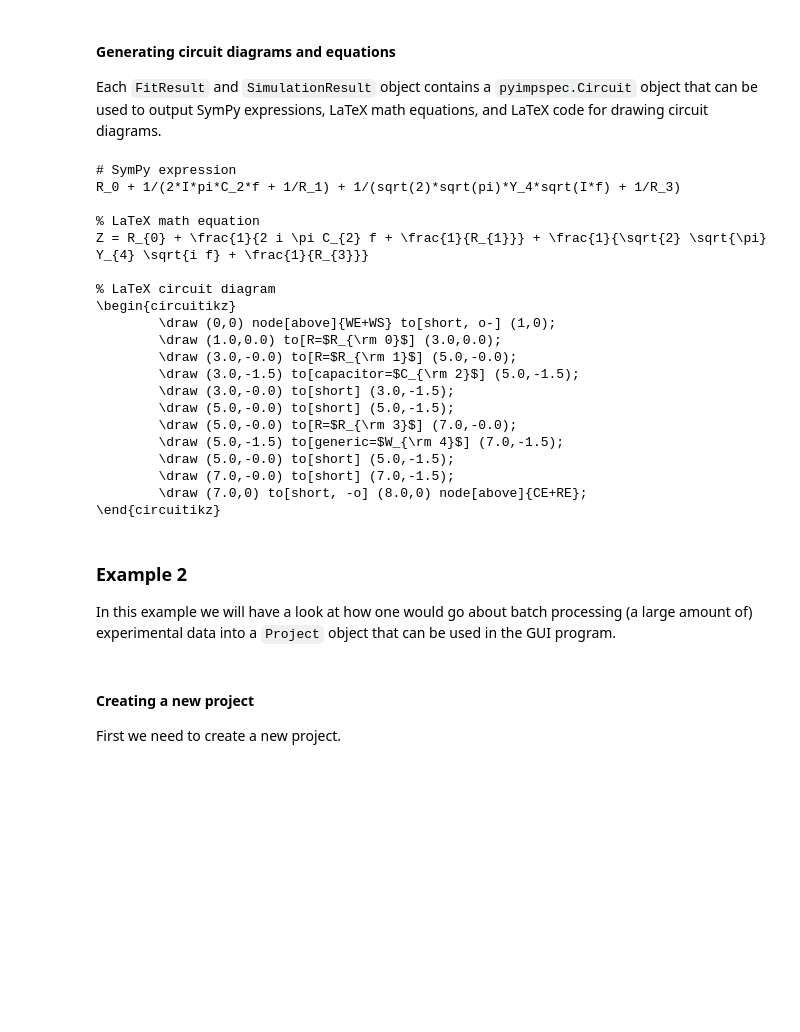
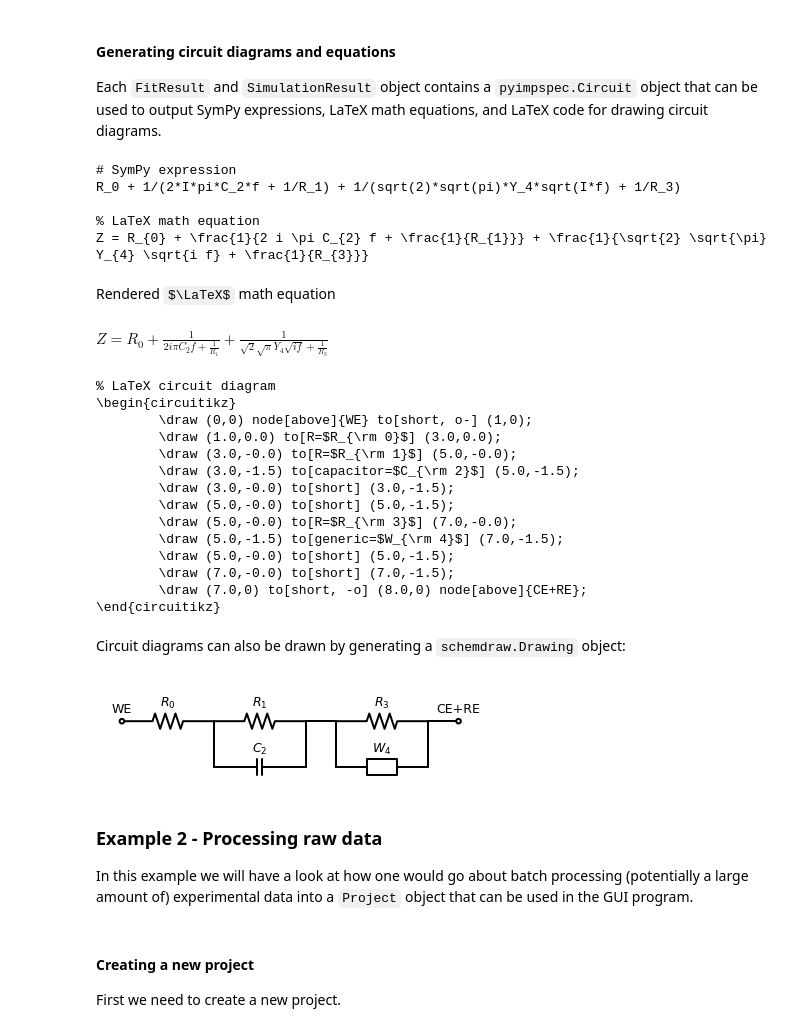
Before and after one commit to vyrjana/DearEIS, a Jupyter notebook: examples/examples.ipynb, the cells around one changed output. Saved outputs shown, nothing was run; the diff lists cells and outputs as text; code cells hidden in the pictures; some formulas as TeX source; blank space fills up the shorter version.

```diff
--- a/examples/examples.ipynb
+++ b/examples/examples.ipynb
@@ -351,6 +395,9 @@ print("# SymPy expression")
 print(fit.circuit.to_sympy())
 print("\n% LaTeX math equation")
 print(fit.circuit.to_latex())
+print()
+display(Markdown("Rendered $\LaTeX$ math equation"))
+display(Math(fit.circuit.to_latex()))
 print("\n% LaTeX circuit diagram")
 print(fit.circuit.to_circuitikz())
 # %% [output]
@@ -359,25 +406,32 @@ R_0 + 1/(2*I*pi*C_2*f + 1/R_1) + 1/(sqrt(2)*sqrt(pi)*Y_4*sqrt(I*f) + 1/R_3)
 
 % LaTeX math equation
 Z = R_{0} + \frac{1}{2 i \pi C_{2} f + \frac{1}{R_{1}}} + \frac{1}{\sqrt{2} \sqrt{\pi} Y_{4} \sqrt{i f} + \frac{1}{R_{3}}}
-
-% LaTeX circuit diagram
-\begin{circuitikz}
-        \draw (0,0) node[above]{WE+WS} to[short, o-] (1,0);
-        \draw (1.0,0.0) to[R=$R_{\rm 0}$] (3.0,0.0);
-        \draw (3.0,-0.0) to[R=$R_{\rm 1}$] (5.0,-0.0);
-        \draw (3.0,-1.5) to[capacitor=$C_{\rm 2}$] (5.0,-1.5);
-        \draw (3.0,-0.0) to[short] (3.0,-1.5);
-        \draw (5.0,-0.0) to[short] (5.0,-1.5);
-        \draw (5.0,-0.0) to[R=$R_{\rm 3}$] (7.0,-0.0);
-        \draw (5.0,-1.5) to[generic=$W_{\rm 4}$] (7.0,-1.5);
-        \draw (5.0,-0.0) to[short] (5.0,-1.5);
-        \draw (7.0,-0.0) to[short] (7.0,-1.5);
-        \draw (7.0,0) to[short, -o] (8.0,0) node[above]{CE+RE};
-\end{circuitikz}
+Rendered $\LaTeX$ math equation
+$\displaystyle Z = R_{0} + \frac{1}{2 i \pi C_{2} f + \frac{1}{R_{1}}} + \frac{1}{\sqrt{2} \sqrt{\pi} Y_{4} \sqrt{i f} + \frac{1}{R_{3}}}$
+% LaTeX circuit diagram
+\begin{circuitikz}
+        \draw (0,0) node[above]{WE} to[short, o-] (1,0);
+        \draw (1.0,0.0) to[R=$R_{\rm 0}$] (3.0,0.0);
+        \draw (3.0,-0.0) to[R=$R_{\rm 1}$] (5.0,-0.0);
+        \draw (3.0,-1.5) to[capacitor=$C_{\rm 2}$] (5.0,-1.5);
+        \draw (3.0,-0.0) to[short] (3.0,-1.5);
+        \draw (5.0,-0.0) to[short] (5.0,-1.5);
+        \draw (5.0,-0.0) to[R=$R_{\rm 3}$] (7.0,-0.0);
+        \draw (5.0,-1.5) to[generic=$W_{\rm 4}$] (7.0,-1.5);
+        \draw (5.0,-0.0) to[short] (5.0,-1.5);
+        \draw (7.0,-0.0) to[short] (7.0,-1.5);
+        \draw (7.0,0) to[short, -o] (8.0,0) node[above]{CE+RE};
+\end{circuitikz}
+# %% [markdown]
+Circuit diagrams can also be drawn by generating a `schemdraw.Drawing` object:
+# %%
+fit.circuit.to_drawing()
+# %% [output]
+[figure, added]
 # %% [markdown]
-### Example 2
+### Example 2 - Processing raw data
 
-In this example we will have a look at how one would go about batch processing (a large amount of) experimental data into a `Project` object that can be used in the GUI program.
+In this example we will have a look at how one would go about batch processing (potentially a large amount of) experimental data into a `Project` object that can be used in the GUI program.
 # %% [markdown]
 #### Creating a new project
 
```
Also changed, not shown: parts of 15 cells of this notebook, 17 other files.
